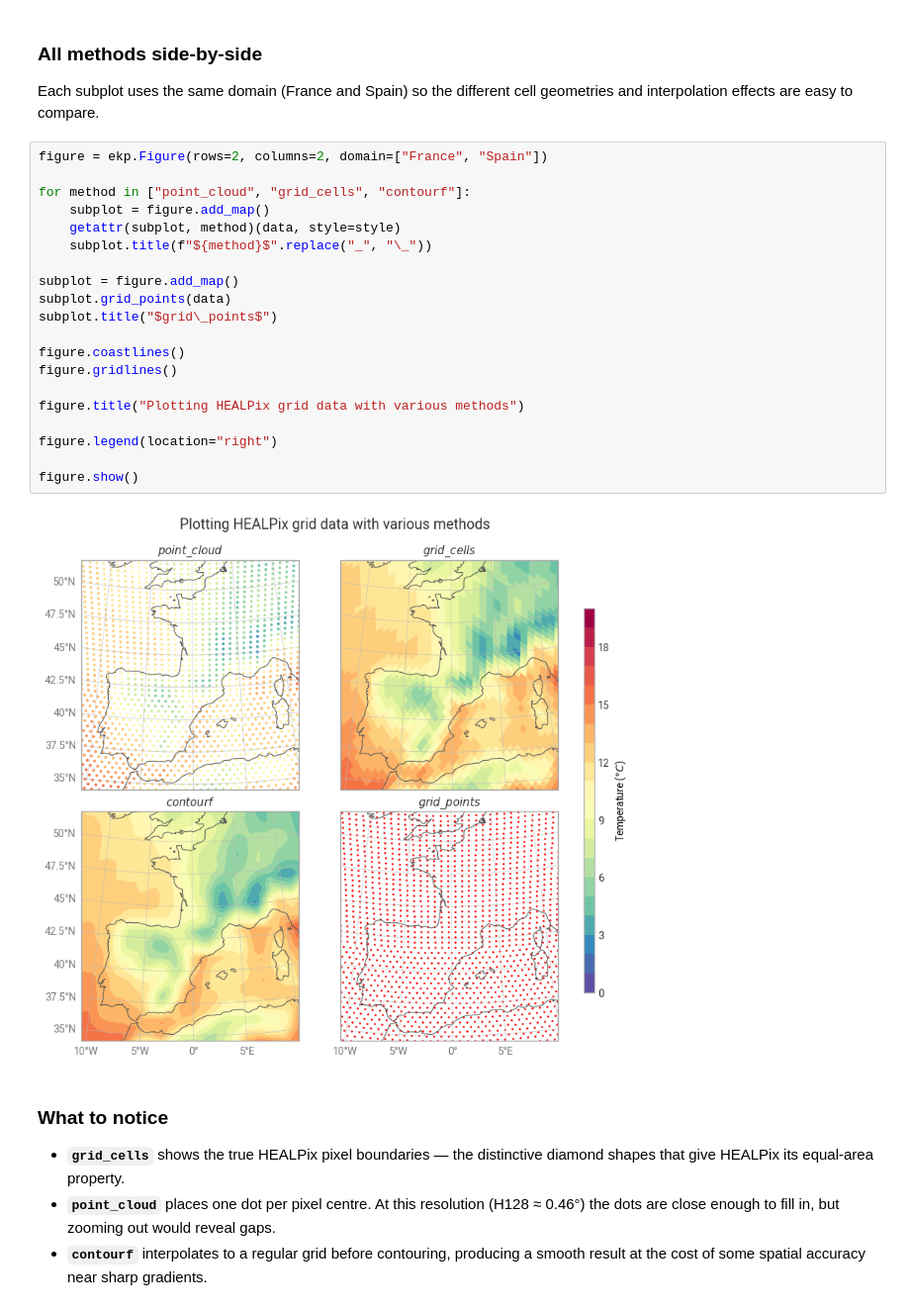
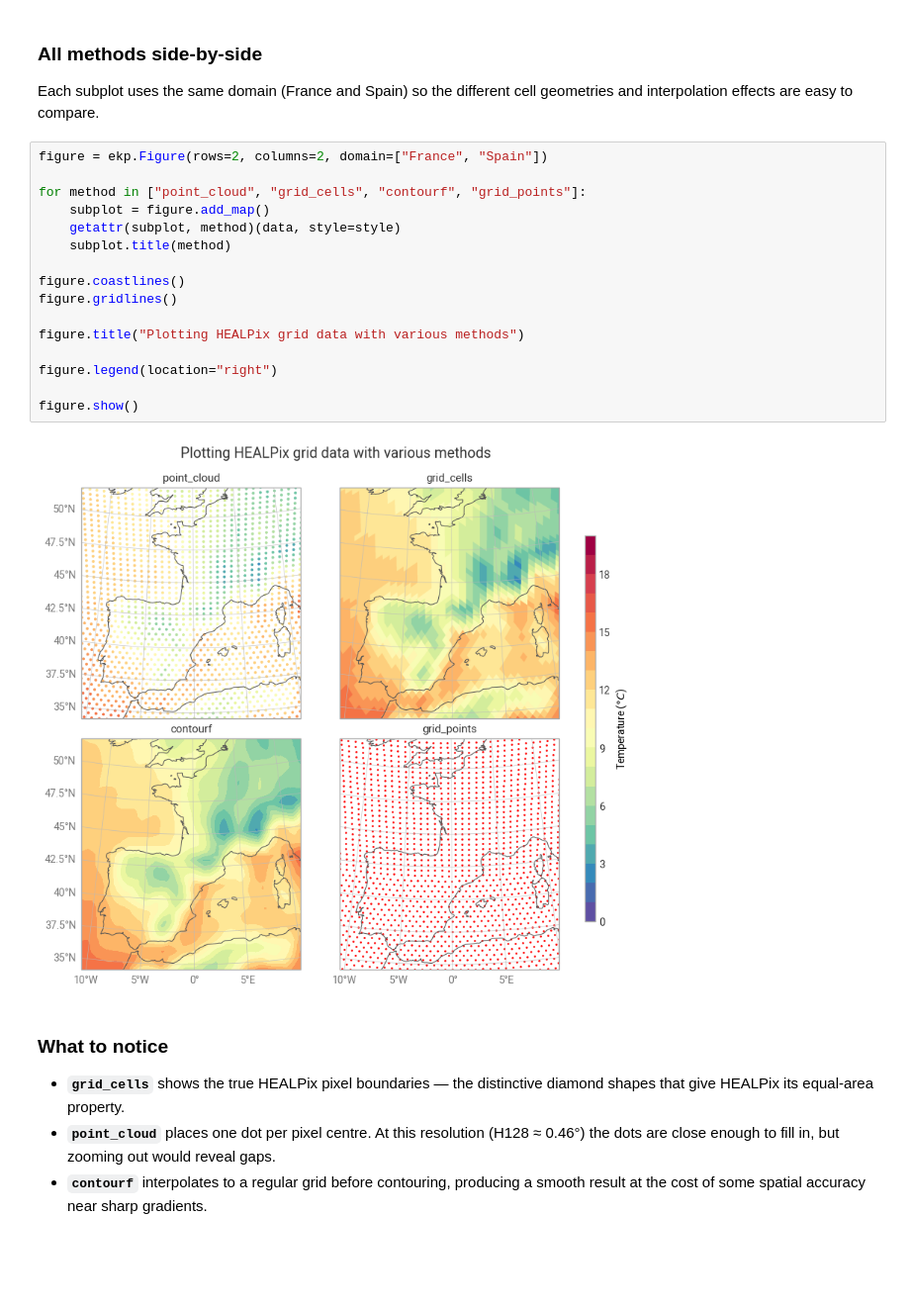
Before and after one commit to ecmwf/earthkit-plots, a Jupyter notebook: docs/examples/examples/grid-types/grid-types-healpix.ipynb, the cells around one changed output. Shown at 99% size. Drawn from its saved outputs; the diff is of its cells as text; blank space fills up the shorter version.

Commit message:
Update grid types examples

```diff
--- a/docs/examples/examples/grid-types/grid-types-healpix.ipynb
+++ b/docs/examples/examples/grid-types/grid-types-healpix.ipynb
@@ -36,25 +36,21 @@ geometries and interpolation effects are easy to compare.
 # %%
 figure = ekp.Figure(rows=2, columns=2, domain=["France", "Spain"])
 
-for method in ["point_cloud", "grid_cells", "contourf"]:
+for method in ["point_cloud", "grid_cells", "contourf", "grid_points"]:
     subplot = figure.add_map()
     getattr(subplot, method)(data, style=style)
-    subplot.title(f"${method}$".replace("_", "\_"))
-
-subplot = figure.add_map()
-subplot.grid_points(data)
-subplot.title("$grid\_points$")
+    subplot.title(method)
 
 figure.coastlines()
 figure.gridlines()
 
 figure.title("Plotting HEALPix grid data with various methods")
 
 figure.legend(location="right")
 
 figure.show()
 # %% [output]
-[figure, old version]
+[figure, new version]
 # %% [markdown]
 ### What to notice
 
```
Also changed, not shown: 2 other files.
